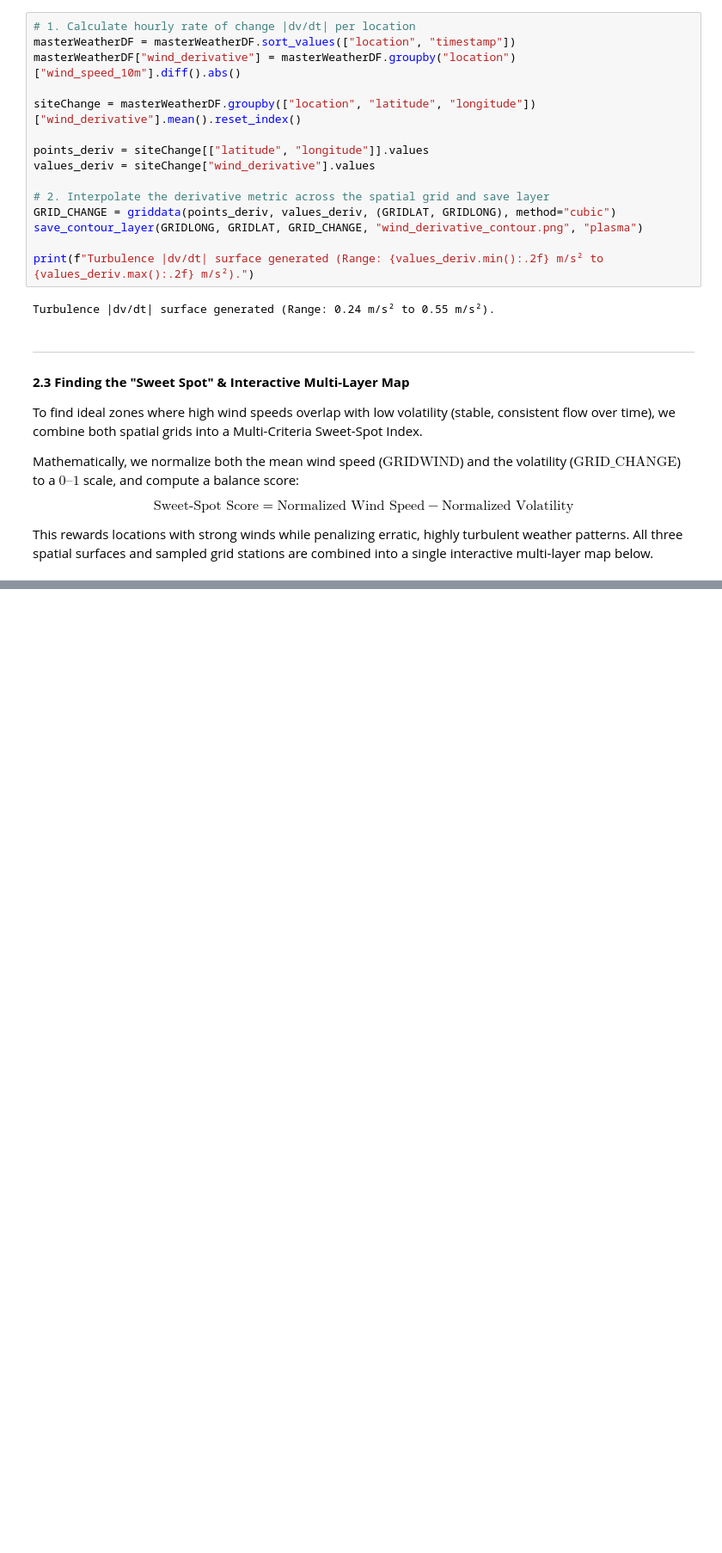
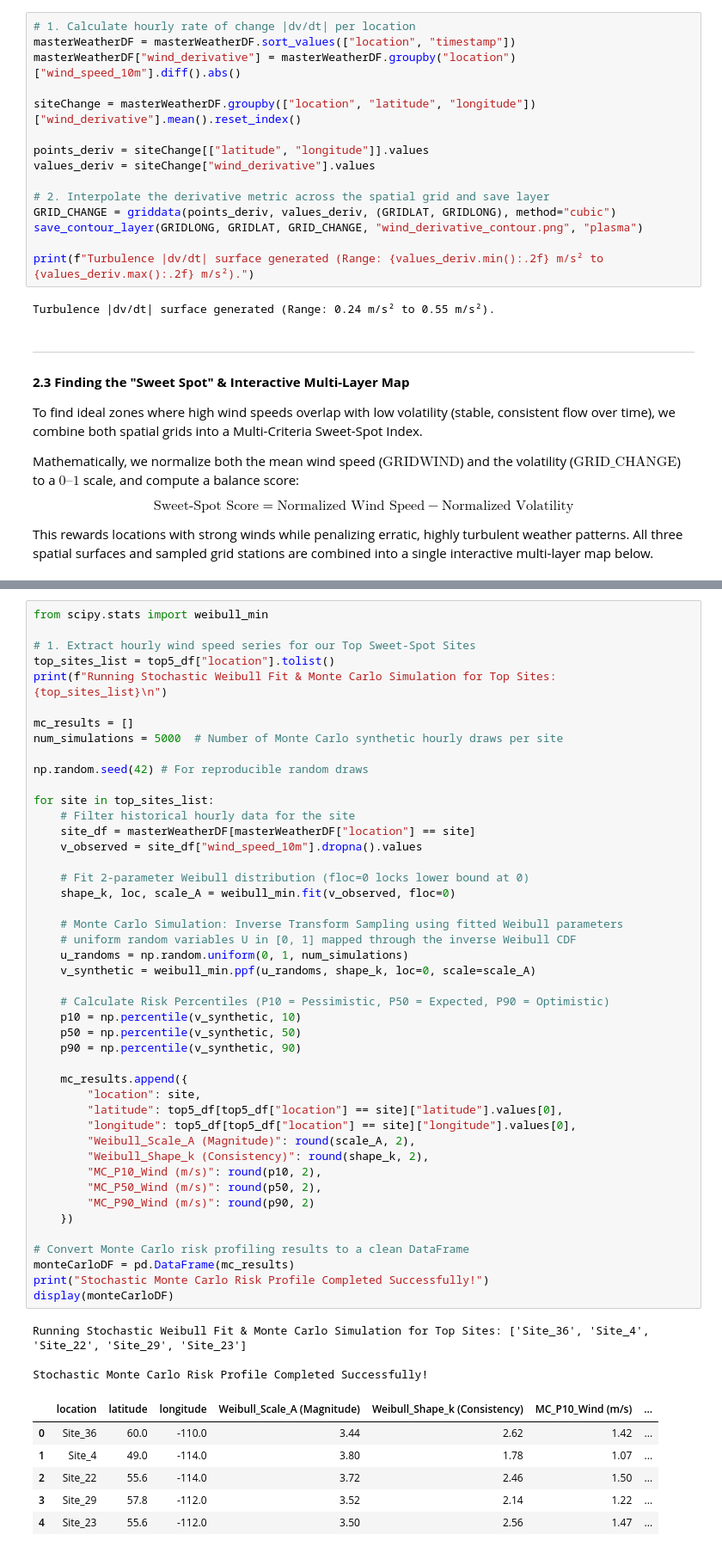
Before and after one commit to Sufis23/WindEnergyProject, a Jupyter notebook: methodology.ipynb, the cells around one changed output, grey strips where cells are left out. Shown at 86% size. Cells and saved outputs as stored; diff of their text form; blank space fills up the shorter version.

```diff
--- a/methodology.ipynb
+++ b/methodology.ipynb
@@ -326,0 +386,55 @@ Top 5 Optimal Wind Farm Sweet-Spot Sites in Alberta:
+# %%
+from scipy.stats import weibull_min
+
+# 1. Extract hourly wind speed series for our Top Sweet-Spot Sites
+top_sites_list = top5_df["location"].tolist()
+print(f"Running Stochastic Weibull Fit & Monte Carlo Simulation for Top Sites: {top_sites_list}\n")
+
+mc_results = []
+num_simulations = 5000  # Number of Monte Carlo synthetic hourly draws per site
+
+np.random.seed(42) # For reproducible random draws
+
+for site in top_sites_list:
+    # Filter historical hourly data for the site
+    site_df = masterWeatherDF[masterWeatherDF["location"] == site]
+    v_observed = site_df["wind_speed_10m"].dropna().values
+
+    # Fit 2-parameter Weibull distribution (floc=0 locks lower bound at 0)
+    shape_k, loc, scale_A = weibull_min.fit(v_observed, floc=0)
+
+    # Monte Carlo Simulation: Inverse Transform Sampling using fitted Weibull parameters
+    # uniform random variables U in [0, 1] mapped through the inverse Weibull CDF
+    u_randoms = np.random.uniform(0, 1, num_simulations)
+    v_synthetic = weibull_min.ppf(u_randoms, shape_k, loc=0, scale=scale_A)
+
+    # Calculate Risk Percentiles (P10 = Pessimistic, P50 = Expected, P90 = Optimistic)
+    p10 = np.percentile(v_synthetic, 10)
+    p50 = np.percentile(v_synthetic, 50)
+    p90 = np.percentile(v_synthetic, 90)
+
+    mc_results.append({
+        "location": site,
+        "latitude": top5_df[top5_df["location"] == site]["latitude"].values[0],
+        "longitude": top5_df[top5_df["location"] == site]["longitude"].values[0],
+        "Weibull_Scale_A (Magnitude)": round(scale_A, 2),
+        "Weibull_Shape_k (Consistency)": round(shape_k, 2),
+        "MC_P10_Wind (m/s)": round(p10, 2),
+        "MC_P50_Wind (m/s)": round(p50, 2),
+        "MC_P90_Wind (m/s)": round(p90, 2)
+    })
+
+# Convert Monte Carlo risk profiling results to a clean DataFrame
+monteCarloDF = pd.DataFrame(mc_results)
+print("Stochastic Monte Carlo Risk Profile Completed Successfully!")
+display(monteCarloDF)
+# %% [output]
+Running Stochastic Weibull Fit & Monte Carlo Simulation for Top Sites: ['Site_36', 'Site_4', 'Site_22', 'Site_29', 'Site_23']
+
+Stochastic Monte Carlo Risk Profile Completed Successfully!
+|  | location | latitude | longitude | Weibull_Scale_A (Magnitude) | Weibull_Shape_k (Consistency) | MC_P10_Wind (m/s) | ... |
+| 0 | Site_36 | 60.0 | -110.0 | 3.44 | 2.62 | 1.42 | ... |
+| 1 | Site_4 | 49.0 | -114.0 | 3.80 | 1.78 | 1.07 | ... |
+| 2 | Site_22 | 55.6 | -114.0 | 3.72 | 2.46 | 1.50 | ... |
+| 3 | Site_29 | 57.8 | -112.0 | 3.52 | 2.14 | 1.22 | ... |
+| 4 | Site_23 | 55.6 | -112.0 | 3.50 | 2.56 | 1.47 | ... |
```
Also changed, not shown: parts of 14 cells of this notebook, 5 other files.
